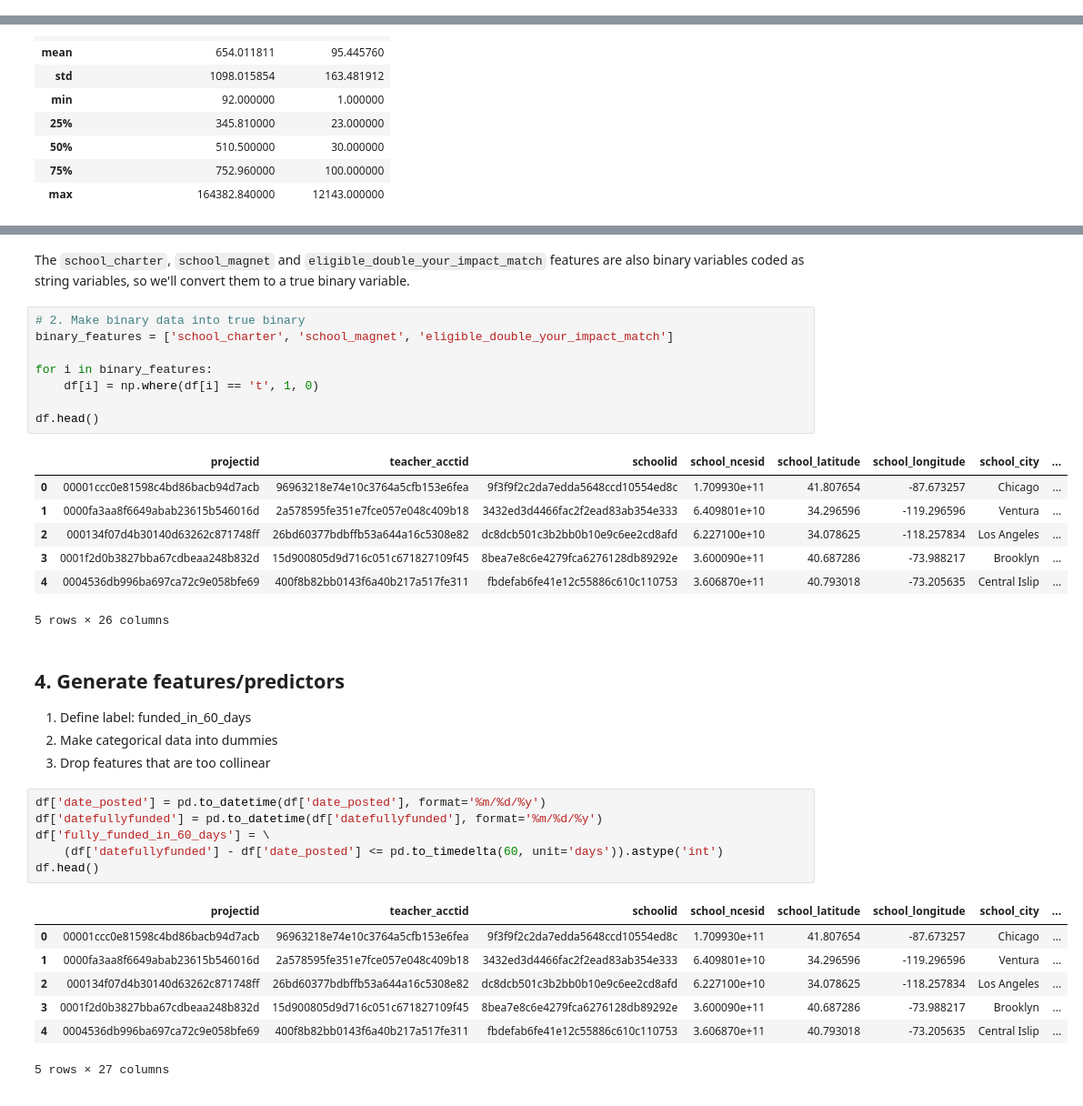
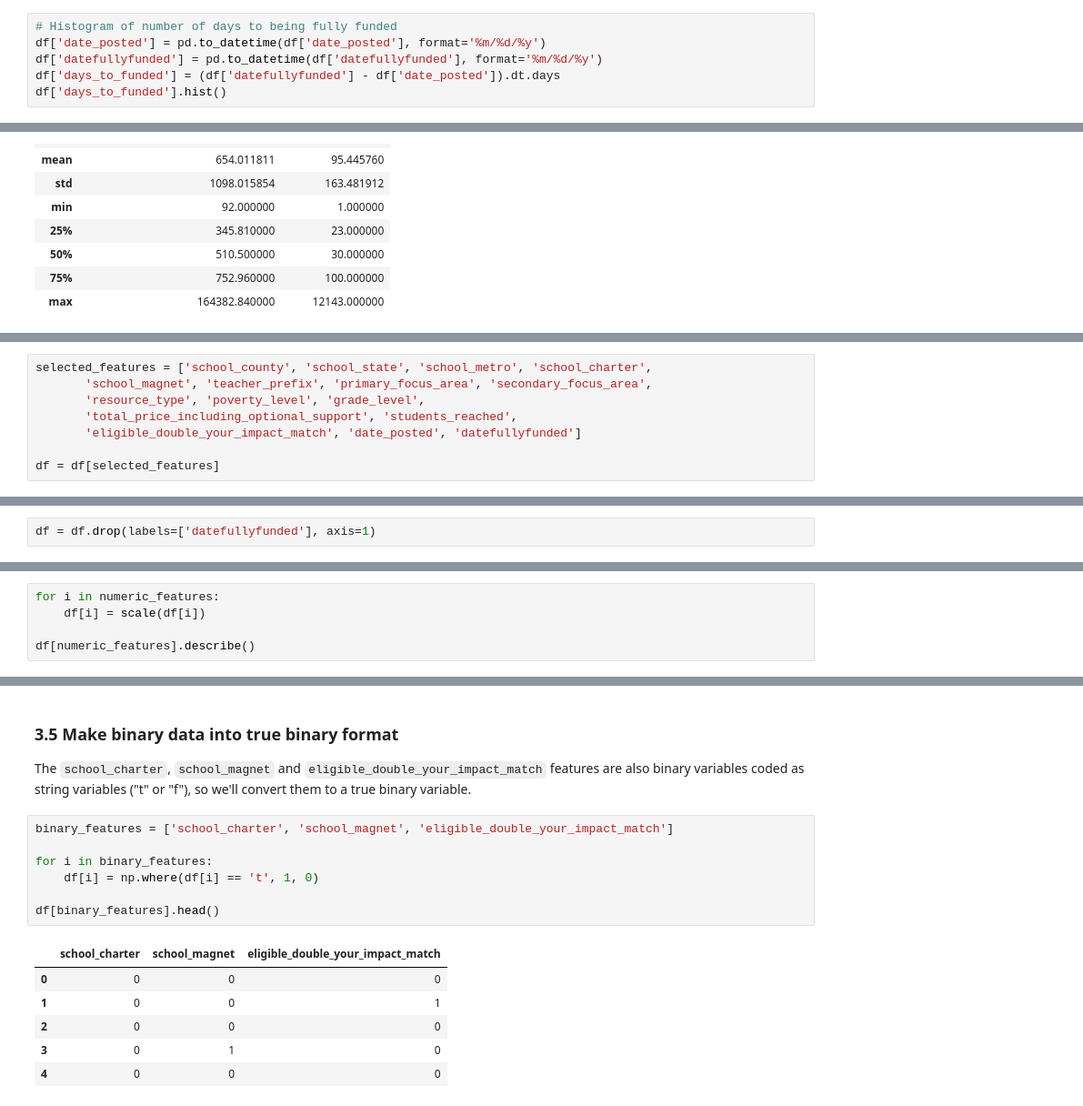
Before and after one commit to jtanwk/capp30254, a Jupyter notebook: HW3/Homework3_Tan_Part2Analysis.ipynb, the cells around one changed output, grey strips where cells are left out. Shown at 91% size. Saved outputs shown, nothing was run; the diff lists cells and outputs as text.

```diff
--- a/HW3/Homework3_Tan_Part2Analysis.ipynb
+++ b/HW3/Homework3_Tan_Part2Analysis.ipynb
@@ -58,0 +58,6 @@ tbd
+# %%
+# Histogram of number of days to being fully funded
+df['date_posted'] = pd.to_datetime(df['date_posted'], format='%m/%d/%y')
+df['datefullyfunded'] = pd.to_datetime(df['datefullyfunded'], format='%m/%d/%y')
+df['days_to_funded'] = (df['datefullyfunded'] - df['date_posted']).dt.days
+df['days_to_funded'].hist()
@@ -87,0 +110,8 @@ Data cleaning steps:
+# %%
+selected_features = ['school_county', 'school_state', 'school_metro', 'school_charter',
+       'school_magnet', 'teacher_prefix', 'primary_focus_area', 'secondary_focus_area',
+       'resource_type', 'poverty_level', 'grade_level',
+       'total_price_including_optional_support', 'students_reached',
+       'eligible_double_your_impact_match', 'date_posted', 'datefullyfunded']
+
+df = df[selected_features]
@@ -87,0 +132,2 @@ Data cleaning steps:
+# %%
+df = df.drop(labels=['datefullyfunded'], axis=1)
@@ -121,0 +169,5 @@ df['students_reached'] = library.fill_missing(df['students_reached'])
+# %%
+for i in numeric_features:
+    df[i] = scale(df[i])
+
+df[numeric_features].describe()
@@ -122,38 +184,18 @@ df['students_reached'] = library.fill_missing(df['students_reached'])
 # %% [markdown]
-The `school_charter`, `school_magnet` and `eligible_double_your_impact_match` features are also binary variables coded as string variables, so we'll convert them to a true binary variable.
+### 3.5 Make binary data into true binary format
+
+The `school_charter`, `school_magnet` and `eligible_double_your_impact_match` features are also binary variables coded as string variables ("t" or "f"), so we'll convert them to a true binary variable.
 # %%
-# 2. Make binary data into true binary
 binary_features = ['school_charter', 'school_magnet', 'eligible_double_your_impact_match']
 
 for i in binary_features:
     df[i] = np.where(df[i] == 't', 1, 0)
 
-df.head()
+df[binary_features].head()
 # %% [output]
-|  | projectid | teacher_acctid | schoolid | school_ncesid | school_latitude | school_longitude | school_city | ... |
-| 0 | 00001ccc0e81598c4bd86bacb94d7acb | 96963218e74e10c3764a5cfb153e6fea | 9f3f9f2c2da7edda5648ccd10554ed8c | 1.709930e+11 | 41.807654 | -87.673257 | Chicago | ... |
-| 1 | 0000fa3aa8f6649abab23615b546016d | 2a578595fe351e7fce057e048c409b18 | 3432ed3d4466fac2f2ead83ab354e333 | 6.409801e+10 | 34.296596 | -119.296596 | Ventura | ... |
-| 2 | 000134f07d4b30140d63262c871748ff | 26bd60377bdbffb53a644a16c5308e82 | dc8dcb501c3b2bb0b10e9c6ee2cd8afd | 6.227100e+10 | 34.078625 | -118.257834 | Los Angeles | ... |
-| 3 | 0001f2d0b3827bba67cdbeaa248b832d | 15d900805d9d716c051c671827109f45 | 8bea7e8c6e4279fca6276128db89292e | 3.600090e+11 | 40.687286 | -73.988217 | Brooklyn | ... |
-| 4 | 0004536db996ba697ca72c9e058bfe69 | 400f8b82bb0143f6a40b217a517fe311 | fbdefab6fe41e12c55886c610c110753 | 3.606870e+11 | 40.793018 | -73.205635 | Central Islip | ... |
+|  | school_charter | school_magnet | eligible_double_your_impact_match |
+| 0 | 0 | 0 | 0 |
+| 1 | 0 | 0 | 1 |
+| 2 | 0 | 0 | 0 |
+| 3 | 0 | 1 | 0 |
+| 4 | 0 | 0 | 0 |
-5 rows × 26 columns
-# %% [markdown]
-## 4. Generate features/predictors
-
-1. Define label: funded_in_60_days
-2. Make categorical data into dummies
-3. Drop features that are too collinear
-# %%
-df['date_posted'] = pd.to_datetime(df['date_posted'], format='%m/%d/%y')
-df['datefullyfunded'] = pd.to_datetime(df['datefullyfunded'], format='%m/%d/%y')
-df['fully_funded_in_60_days'] = \
-    (df['datefullyfunded'] - df['date_posted'] <= pd.to_timedelta(60, unit='days')).astype('int')
-df.head()
-# %% [output]
-|  | projectid | teacher_acctid | schoolid | school_ncesid | school_latitude | school_longitude | school_city | ... |
-| 0 | 00001ccc0e81598c4bd86bacb94d7acb | 96963218e74e10c3764a5cfb153e6fea | 9f3f9f2c2da7edda5648ccd10554ed8c | 1.709930e+11 | 41.807654 | -87.673257 | Chicago | ... |
-| 1 | 0000fa3aa8f6649abab23615b546016d | 2a578595fe351e7fce057e048c409b18 | 3432ed3d4466fac2f2ead83ab354e333 | 6.409801e+10 | 34.296596 | -119.296596 | Ventura | ... |
-| 2 | 000134f07d4b30140d63262c871748ff | 26bd60377bdbffb53a644a16c5308e82 | dc8dcb501c3b2bb0b10e9c6ee2cd8afd | 6.227100e+10 | 34.078625 | -118.257834 | Los Angeles | ... |
-| 3 | 0001f2d0b3827bba67cdbeaa248b832d | 15d900805d9d716c051c671827109f45 | 8bea7e8c6e4279fca6276128db89292e | 3.600090e+11 | 40.687286 | -73.988217 | Brooklyn | ... |
-| 4 | 0004536db996ba697ca72c9e058bfe69 | 400f8b82bb0143f6a40b217a517fe311 | fbdefab6fe41e12c55886c610c110753 | 3.606870e+11 | 40.793018 | -73.205635 | Central Islip | ... |
-5 rows × 27 columns
```
Also changed, not shown: parts of 32 cells of this notebook, 3 other files.
